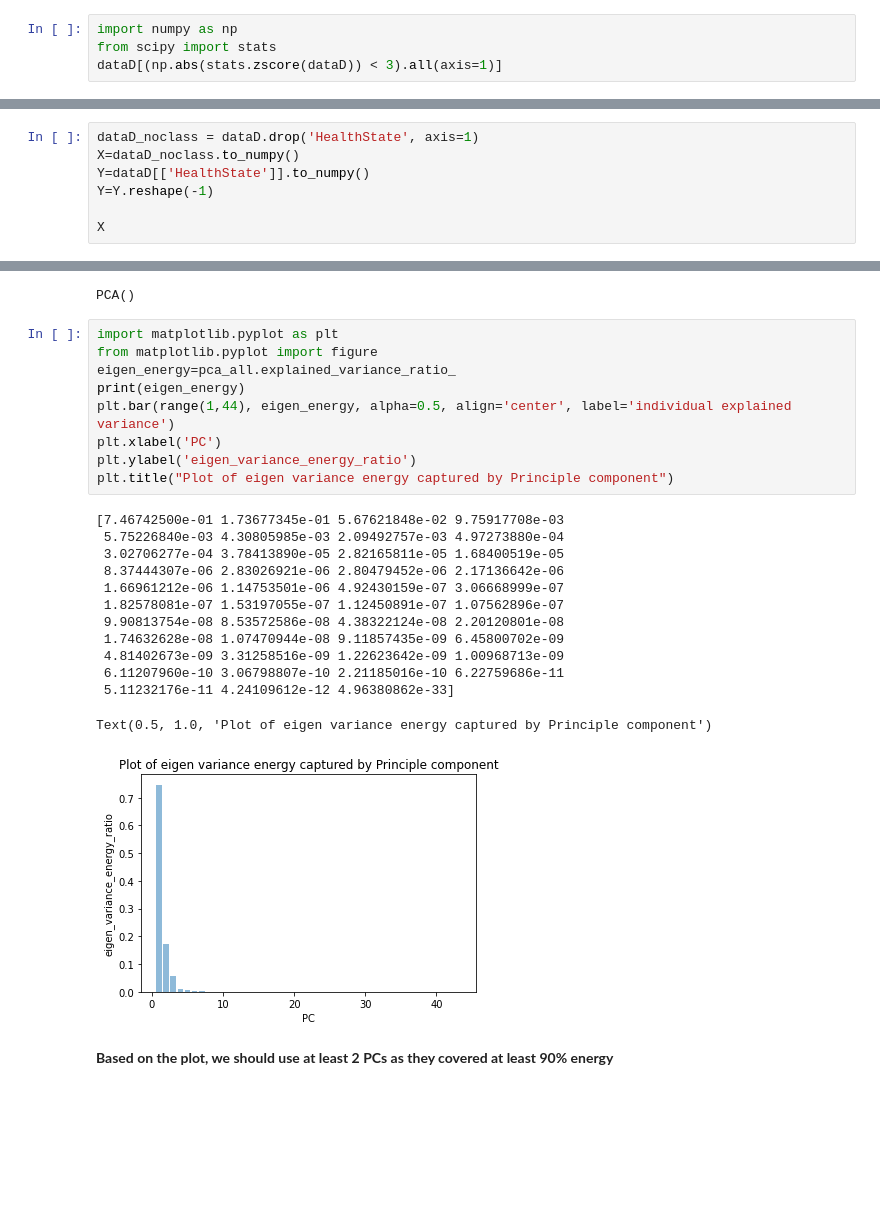
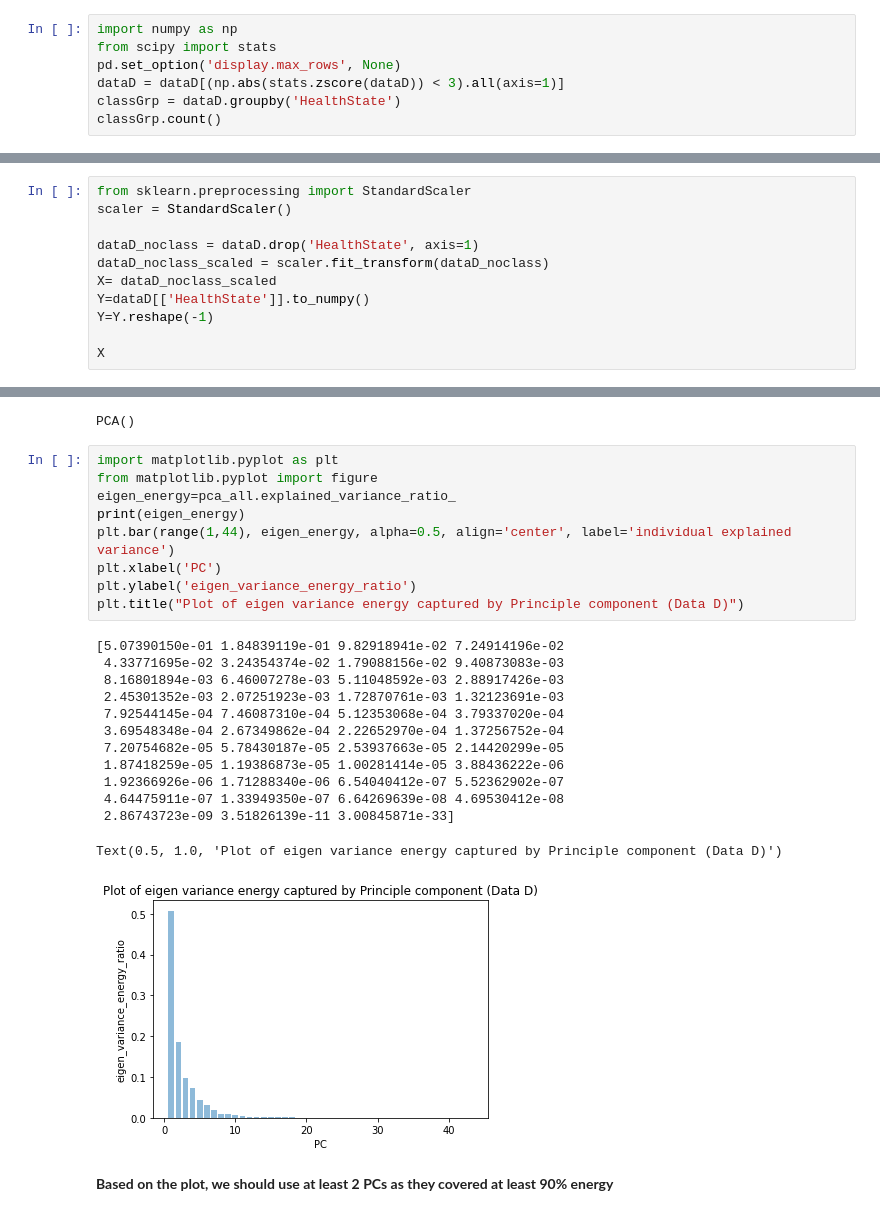
Before and after one commit to davidhgh/csc3005-AE, a Jupyter notebook: DataD_final.ipynb, the cells around one changed output, grey strips where cells are left out. Saved outputs shown, nothing was run; the diff lists cells and outputs as text; blank space fills up the shorter version.

```diff
--- a/DataD_final.ipynb
+++ b/DataD_final.ipynb
@@ -100,5 +110,8 @@ dataD.describe()
 # %%
 import numpy as np
 from scipy import stats
-dataD[(np.abs(stats.zscore(dataD)) < 3).all(axis=1)]
+pd.set_option('display.max_rows', None)
+dataD = dataD[(np.abs(stats.zscore(dataD)) < 3).all(axis=1)]
+classGrp = dataD.groupby('HealthState')
+classGrp.count()
 # %% [output]
@@ -118,6 +125,10 @@ dataD[(np.abs(stats.zscore(dataD)) < 3).all(axis=1)]
 # %%
+from sklearn.preprocessing import StandardScaler
+scaler = StandardScaler()
+
 dataD_noclass = dataD.drop('HealthState', axis=1)
-X=dataD_noclass.to_numpy()
+dataD_noclass_scaled = scaler.fit_transform(dataD_noclass)
+X= dataD_noclass_scaled
 Y=dataD[['HealthState']].to_numpy()
 Y=Y.reshape(-1)
 
@@ -147,26 +158,26 @@ PCA()
 # %%
 import matplotlib.pyplot as plt
 from matplotlib.pyplot import figure
 eigen_energy=pca_all.explained_variance_ratio_
 print(eigen_energy)
 plt.bar(range(1,44), eigen_energy, alpha=0.5, align='center', label='individual explained variance')
 plt.xlabel('PC')
 plt.ylabel('eigen_variance_energy_ratio')
-plt.title("Plot of eigen variance energy captured by Principle component")
+plt.title("Plot of eigen variance energy captured by Principle component (Data D)")
 # %% [output]
-[7.46742500e-01 1.73677345e-01 5.67621848e-02 9.75917708e-03
- 5.75226840e-03 4.30805985e-03 2.09492757e-03 4.97273880e-04
- 3.02706277e-04 3.78413890e-05 2.82165811e-05 1.68400519e-05
- 8.37444307e-06 2.83026921e-06 2.80479452e-06 2.17136642e-06
- 1.66961212e-06 1.14753501e-06 4.92430159e-07 3.06668999e-07
- 1.82578081e-07 1.53197055e-07 1.12450891e-07 1.07562896e-07
- 9.90813754e-08 8.53572586e-08 4.38322124e-08 2.20120801e-08
- 1.74632628e-08 1.07470944e-08 9.11857435e-09 6.45800702e-09
- 4.81402673e-09 3.31258516e-09 1.22623642e-09 1.00968713e-09
- 6.11207960e-10 3.06798807e-10 2.21185016e-10 6.22759686e-11
- 5.11232176e-11 4.24109612e-12 4.96380862e-33]
+[5.07390150e-01 1.84839119e-01 9.82918941e-02 7.24914196e-02
+ 4.33771695e-02 3.24354374e-02 1.79088156e-02 9.40873083e-03
+ 8.16801894e-03 6.46007278e-03 5.11048592e-03 2.88917426e-03
+ 2.45301352e-03 2.07251923e-03 1.72870761e-03 1.32123691e-03
+ 7.92544145e-04 7.46087310e-04 5.12353068e-04 3.79337020e-04
+ 3.69548348e-04 2.67349862e-04 2.22652970e-04 1.37256752e-04
+ 7.20754682e-05 5.78430187e-05 2.53937663e-05 2.14420299e-05
+ 1.87418259e-05 1.19386873e-05 1.00281414e-05 3.88436222e-06
+ 1.92366926e-06 1.71288340e-06 6.54040412e-07 5.52362902e-07
+ 4.64475911e-07 1.33949350e-07 6.64269639e-08 4.69530412e-08
+ 2.86743723e-09 3.51826139e-11 3.00845871e-33]
-Text(0.5, 1.0, 'Plot of eigen variance energy captured by Principle component')
+Text(0.5, 1.0, 'Plot of eigen variance energy captured by Principle component (Data D)')
-[figure, old version]
+[figure, new version]
 # %% [markdown]
 __Based on the plot, we should use at least 2 PCs as they covered at least 90% energy__
 # %% [markdown]
```
Also changed, not shown: parts of 13 cells of this notebook, 1 other file.
